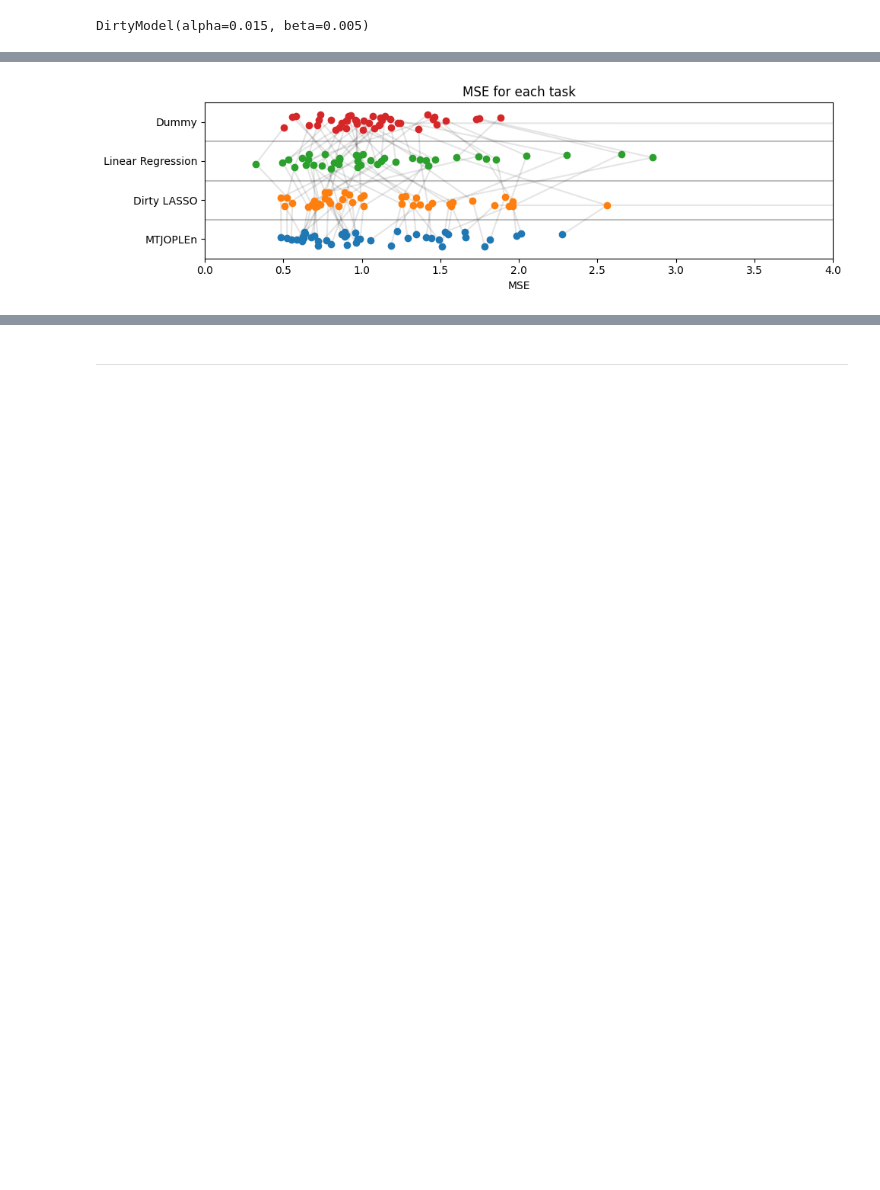
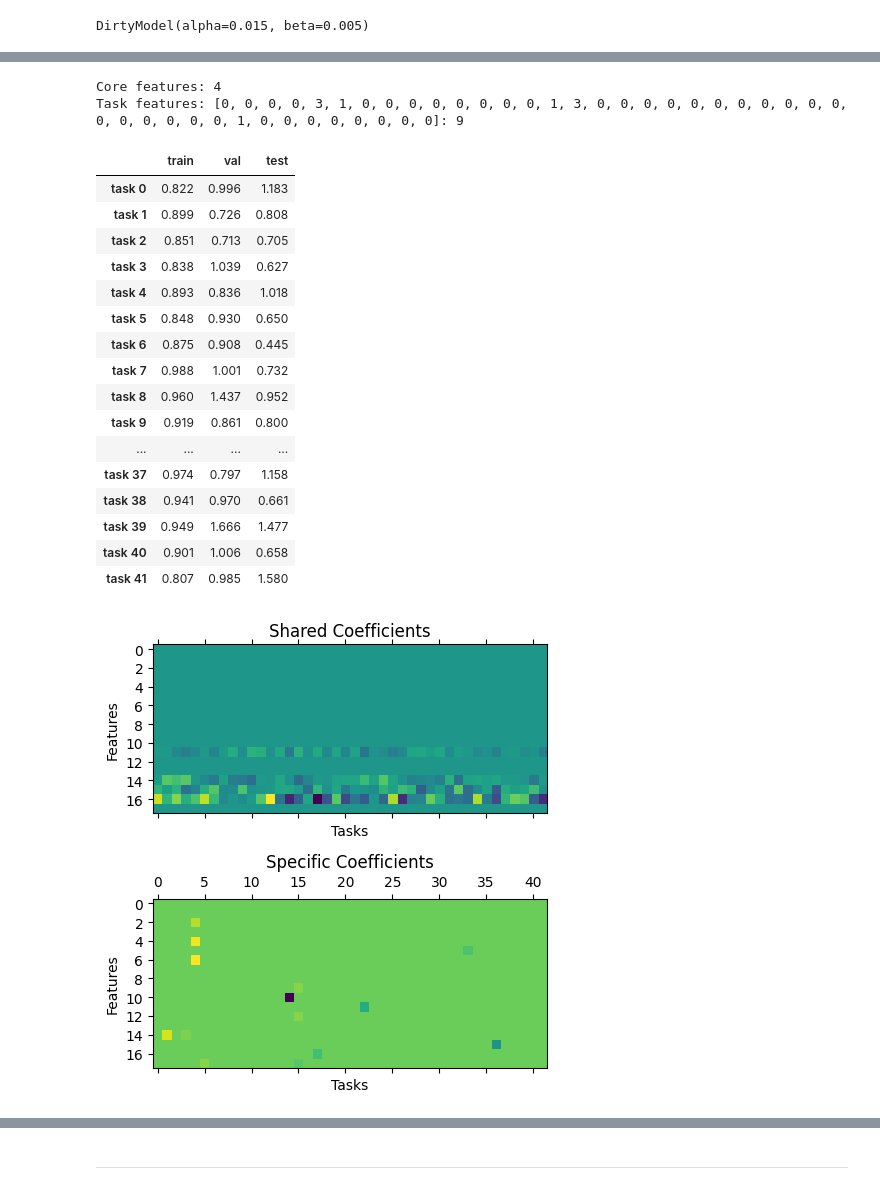
Before and after one commit to mattrmd/joplen_mlsp2024, a Jupyter notebook: experiments/multitask_selection.ipynb, the cells around one changed output, grey strips where cells are left out. Drawn from its saved outputs; the diff is of its cells as text; code cells hidden in the pictures; blank space fills up the shorter version.

```diff
--- a/experiments/multitask_selection.ipynb
+++ b/experiments/multitask_selection.ipynb
@@ -600,10 +714,10 @@ x_train_out, y_train_out, train_mask_out = concat_datasets(x_train, y_train)
 x_val_out, y_val_out, val_mask_out = concat_datasets(x_val, y_val)
 x_test_out, y_test_out, test_mask_out = concat_datasets(x_test, y_test)
 
-model = DirtyModel(
+dl_model = DirtyModel(
     alpha=0.015,  # shared penalty
     beta=0.005,  # task-specific penalty
 )
-model.fit(x_train_out, y_train_out, train_mask_out)
+dl_model.fit(x_train_out, y_train_out, train_mask_out)
 # %% [output]
 DirtyModel(alpha=0.015, beta=0.005)
@@ -673,25 +724,35 @@ naive_test_err = [naive_results[f"task {i}"]["test"] for i in range(n_tasks)]
-# %%
-columns = ["train", "val", "test"]
-index = [f"task {i}" for i in range(n_tasks)]
-
-data = np.vstack([y_test_err, dl_test_err, linear_test_err, naive_test_err])
-
-fig, ax = plt.subplots(figsize=(10, 3))
-
-ax, y_values = plot_strip(
-    data,
-    scatter_kwargs={"marker": "o"},
-    ax=ax,
-)
-
-ax.plot(data.reshape(4, -1), y_values, color="k", alpha=0.1, zorder=0)
-
-ax.set_xlabel("MSE")
-ax.set_yticks(range(4), ["MTJOPLEn", "Dirty LASSO", "Linear Regression", "Dummy"])
-ax.set_title("MSE for each task")
-
-ax.set_xlim(0, 4)
-plt.tight_layout()
-plt.show()
-# %% [output]
-[figure, removed]
+# %%
+dl_plot(dl_model)
+
+dl_res = score_dl(
+    dl_model,
+    x_train_out,
+    y_train_out,
+    x_val_out,
+    y_val_out,
+    x_test_out,
+    y_test_out,
+    masks=[train_mask_out, val_mask_out, test_mask_out],
+)
+display(dl_res.round(3))  # 4,9
+# %% [output]
+Core features: 4
+Task features: [0, 0, 0, 0, 3, 1, 0, 0, 0, 0, 0, 0, 0, 0, 1, 3, 0, 0, 0, 0, 0, 0, 0, 0, 0, 0, 0, 0, 0, 0, 0, 0, 0, 1, 0, 0, 0, 0, 0, 0, 0, 0]: 9
+|  | train | val | test |
+| task 0 | 0.822 | 0.996 | 1.183 |
+| task 1 | 0.899 | 0.726 | 0.808 |
+| task 2 | 0.851 | 0.713 | 0.705 |
+| task 3 | 0.838 | 1.039 | 0.627 |
+| task 4 | 0.893 | 0.836 | 1.018 |
+| task 5 | 0.848 | 0.930 | 0.650 |
+| task 6 | 0.875 | 0.908 | 0.445 |
+| task 7 | 0.988 | 1.001 | 0.732 |
+| task 8 | 0.960 | 1.437 | 0.952 |
+| task 9 | 0.919 | 0.861 | 0.800 |
+| ... | ... | ... | ... |
+| task 37 | 0.974 | 0.797 | 1.158 |
+| task 38 | 0.941 | 0.970 | 0.661 |
+| task 39 | 0.949 | 1.666 | 1.477 |
+| task 40 | 0.901 | 1.006 | 0.658 |
+| task 41 | 0.807 | 0.985 | 1.580 |
+[figure, added]
```
Also changed, not shown: parts of 31 cells of this notebook.
